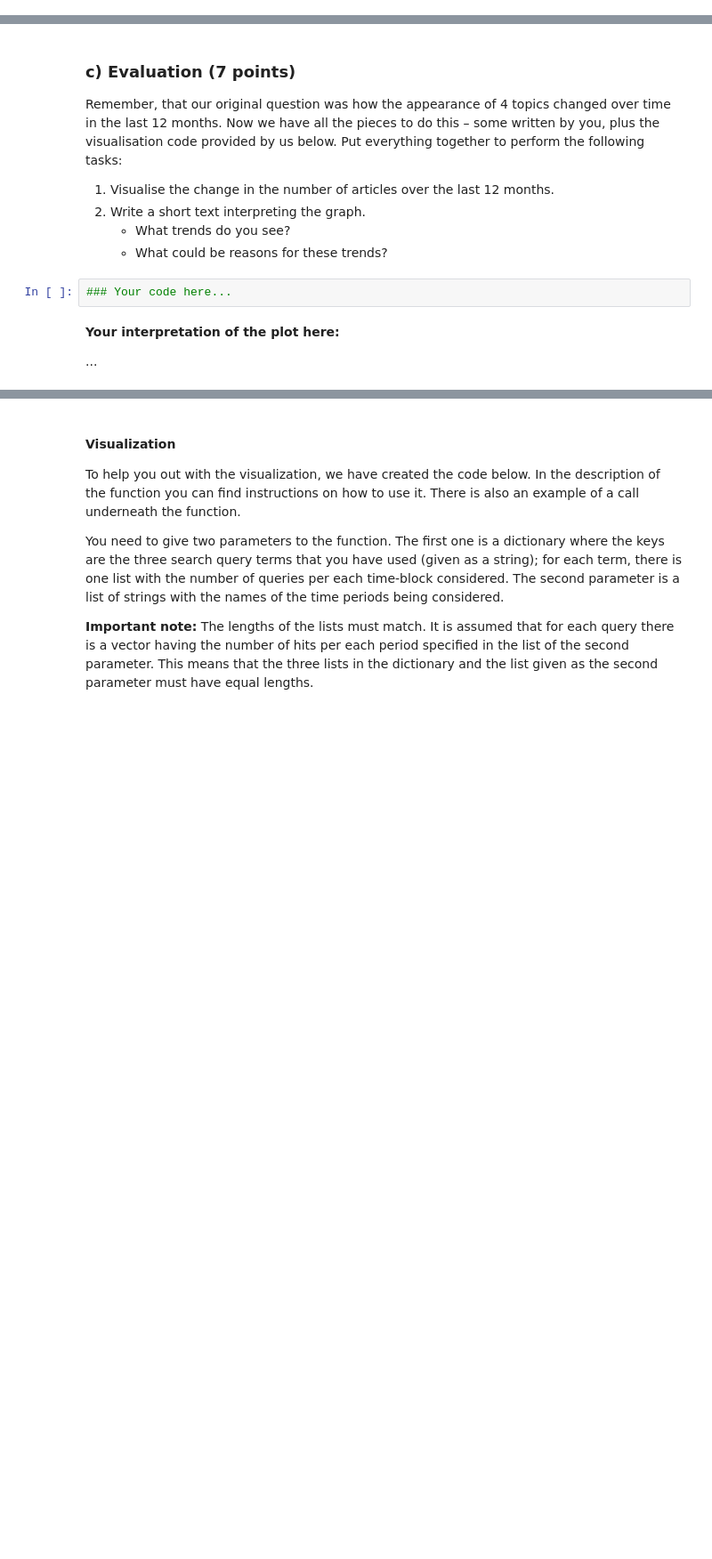
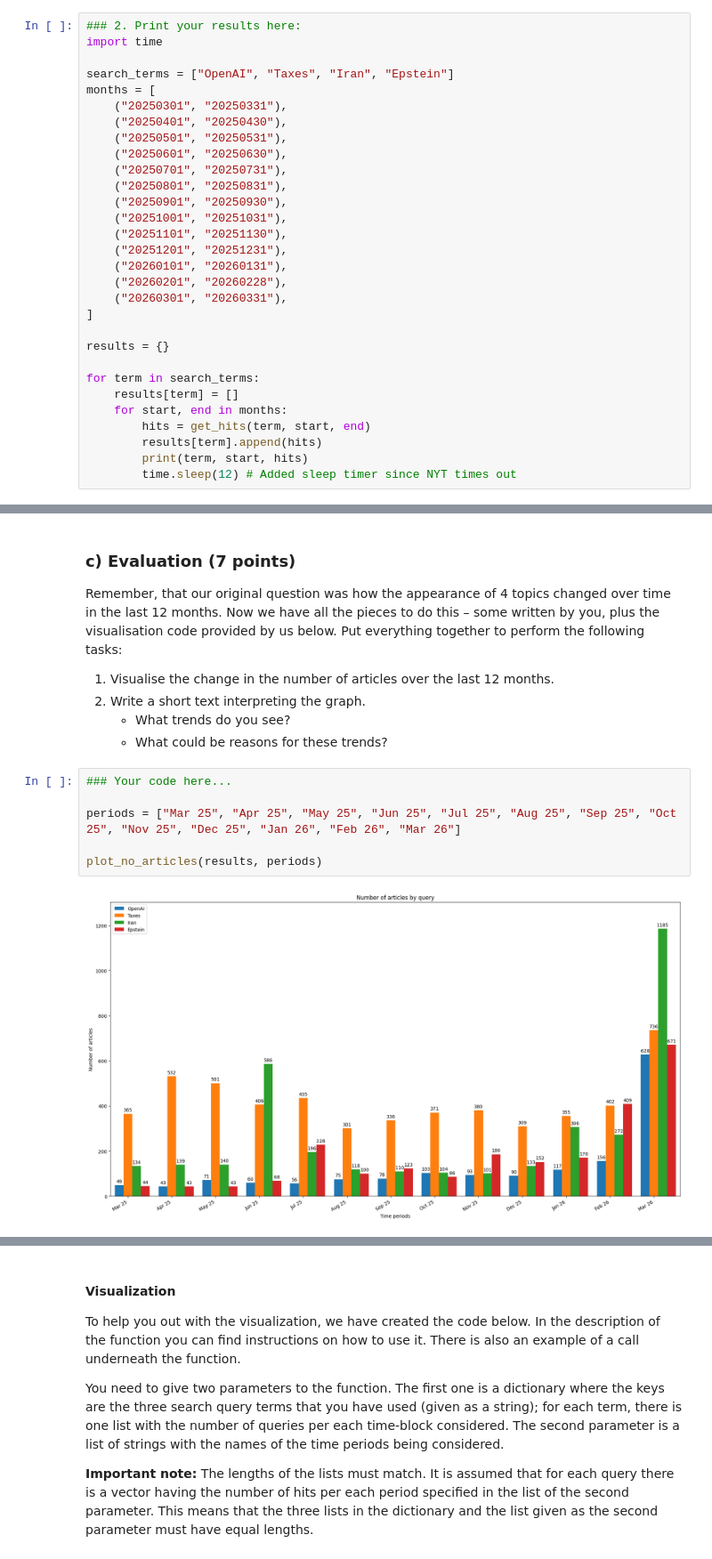
Before and after one commit to elsithewizzard/SC_Notebook1_Bruellhardt_Iskander, a Jupyter notebook: SC_Notebook_2/SC_Notebook2_Bruellhardt_Iskander.ipynb, the cells around one changed output, grey strips where cells are left out. Shown at 89% size. Saved outputs shown, nothing was run; the diff lists cells and outputs as text; blank space fills up the shorter version.

```diff
--- a/SC_Notebook_2/SC_Notebook2_Bruellhardt_Iskander.ipynb
+++ b/SC_Notebook_2/SC_Notebook2_Bruellhardt_Iskander.ipynb
@@ -395,0 +438,30 @@ Some remarks about the second step:
+# %%
+### 2. Print your results here:
+import time
+
+search_terms = ["OpenAI", "Taxes", "Iran", "Epstein"]
+months = [
+    ("20250301", "20250331"),
+    ("20250401", "20250430"),
+    ("20250501", "20250531"),
+    ("20250601", "20250630"),
+    ("20250701", "20250731"),
+    ("20250801", "20250831"),
+    ("20250901", "20250930"),
+    ("20251001", "20251031"),
+    ("20251101", "20251130"),
+    ("20251201", "20251231"),
+    ("20260101", "20260131"),
+    ("20260201", "20260228"),
+    ("20260301", "20260331"),
+]
+
+results = {}
+
+for term in search_terms:
+    results[term] = []
+    for start, end in months:
+        hits = get_hits(term, start, end)
+        results[term].append(hits)
+        print(term, start, hits)
+        time.sleep(12) # Added sleep timer since NYT times out
@@ -402,9 +492,11 @@ Remember, that our original question was how the appearance of 4 topics changed
 2. Write a short text interpreting the graph.
     - What trends do you see?
     - What could be reasons for these trends?
-# %%
-### Your code here...
-# %% [markdown]
-**Your interpretation of the plot here:**
-
-...
+# %%
+### Your code here...
+
+periods = ["Mar 25", "Apr 25", "May 25", "Jun 25", "Jul 25", "Aug 25", "Sep 25", "Oct 25", "Nov 25", "Dec 25", "Jan 26", "Feb 26", "Mar 26"]
+
+plot_no_articles(results, periods)
+# %% [output]
+[figure, added]
```
Also changed, not shown: parts of 18 cells of this notebook, 11 other files.
